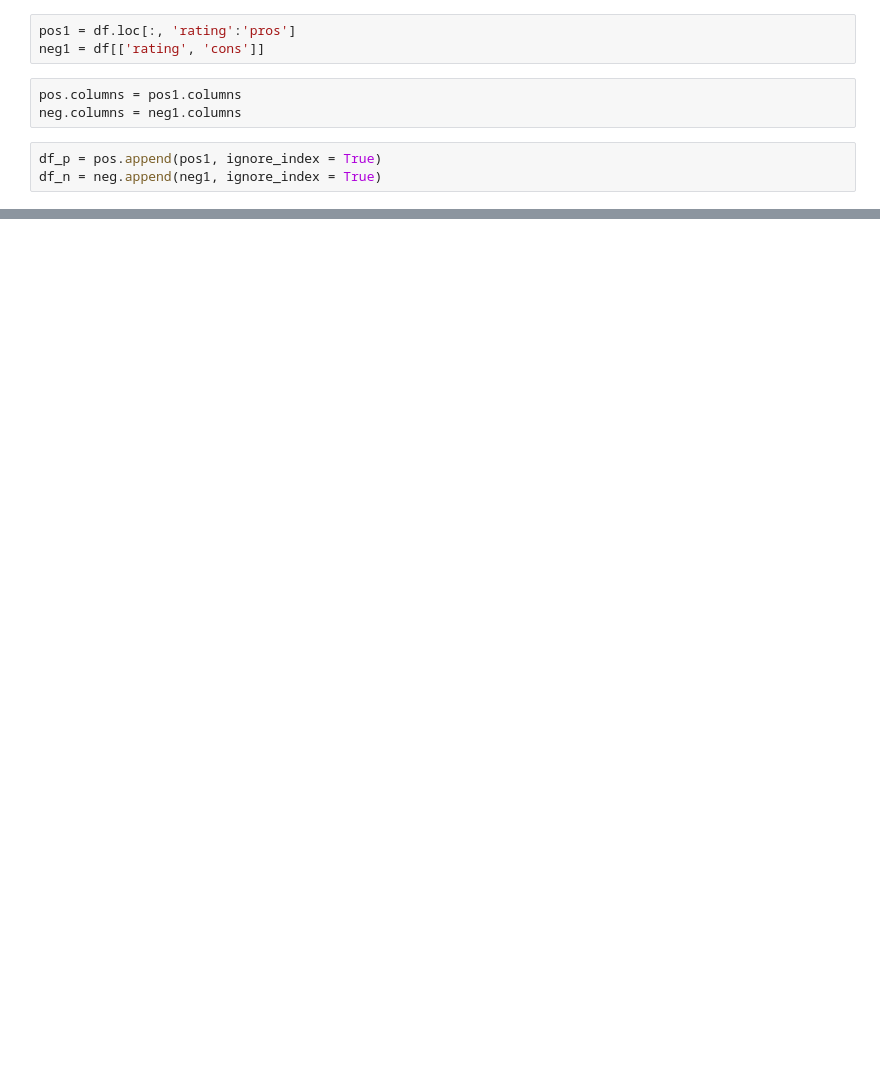
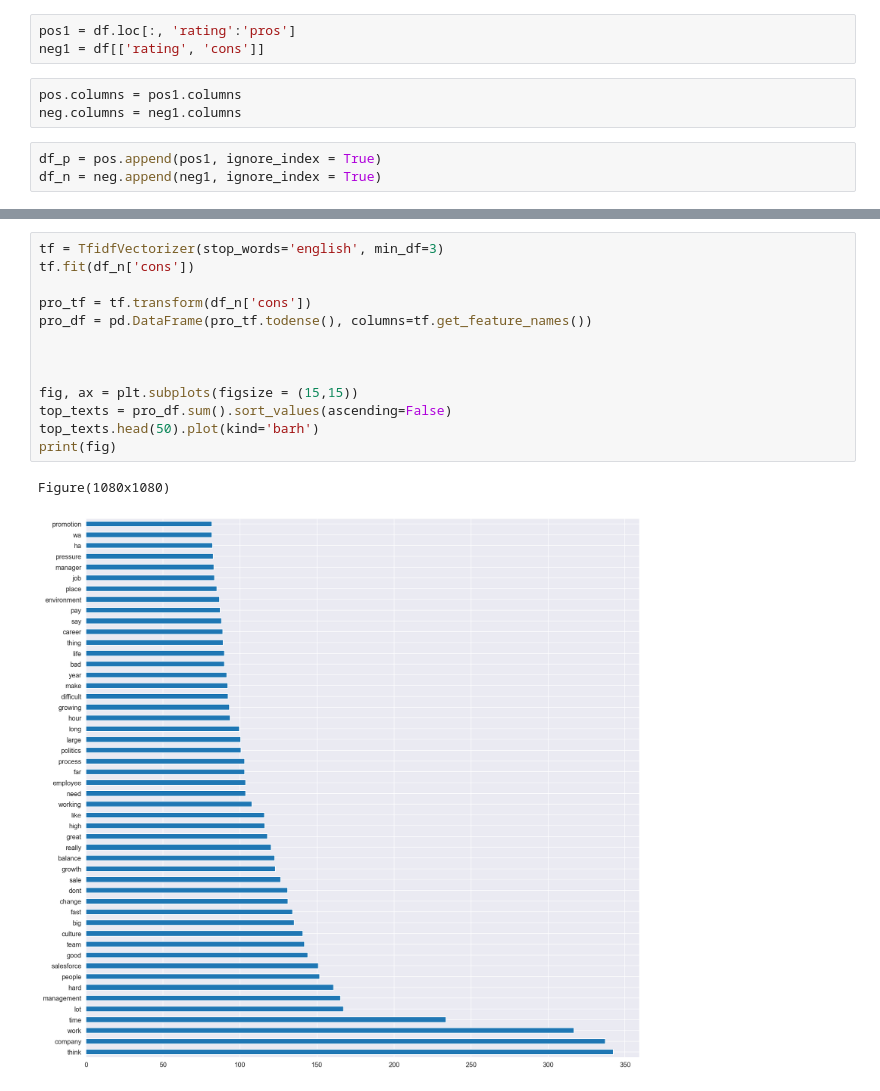
Before and after one commit to hitomi1104/sf_employee_review, a Jupyter notebook: combined.ipynb, the cells around one changed output, grey strips where cells are left out. Drawn from its saved outputs; the diff is of its cells as text; blank space fills up the shorter version.

```diff
--- a/combined.ipynb
+++ b/combined.ipynb
@@ -86,0 +171,16 @@ df_n = neg.append(neg1, ignore_index = True)
+# %%
+tf = TfidfVectorizer(stop_words='english', min_df=3)
+tf.fit(df_n['cons'])
+
+pro_tf = tf.transform(df_n['cons'])
+pro_df = pd.DataFrame(pro_tf.todense(), columns=tf.get_feature_names())
+
+
+
+fig, ax = plt.subplots(figsize = (15,15))
+top_texts = pro_df.sum().sort_values(ascending=False)
+top_texts.head(50).plot(kind='barh')
+print(fig)
+# %% [output]
+Figure(1080x1080)
+[figure, added]
```
Also changed, not shown: parts of 22 cells of this notebook, 1 other file.
